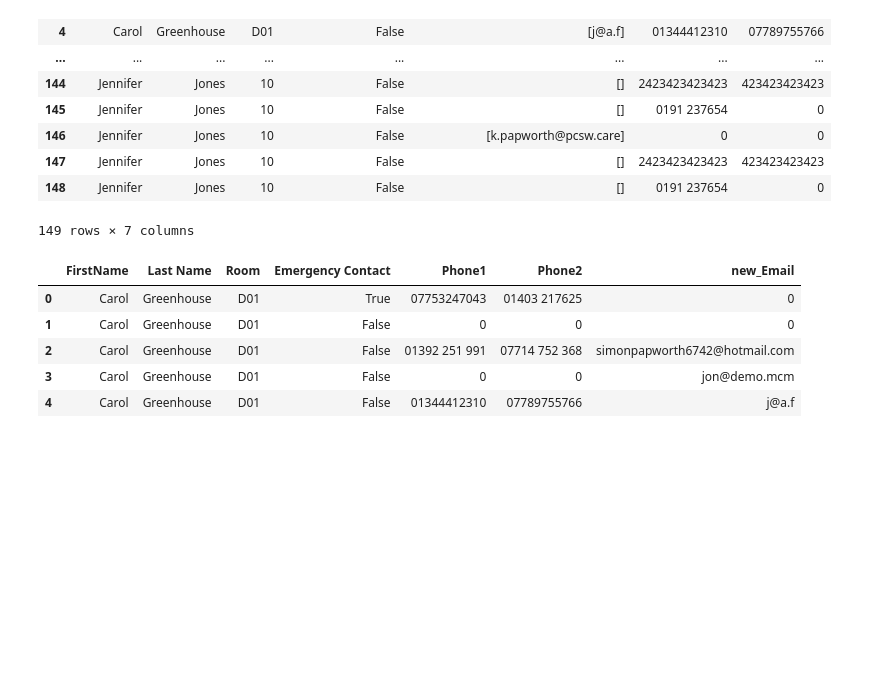
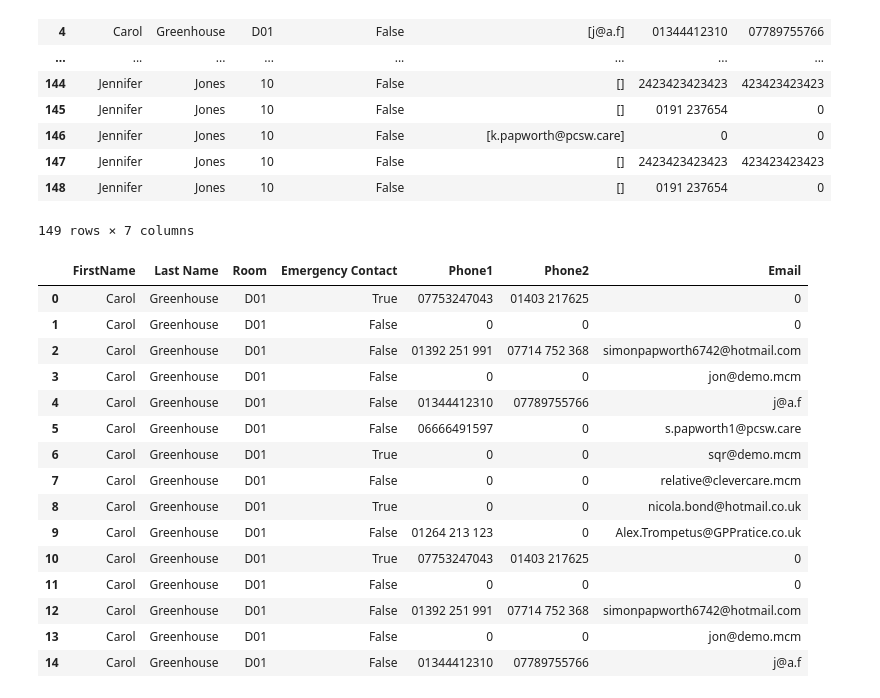
Before and after one commit to thunderbait/pcs-flex-adapter, a Jupyter notebook: Untitled1.ipynb, the cells around one changed output. Cells and saved outputs as stored; diff of their text form; code cells hidden in the pictures; blank space fills up the shorter version.

```diff
--- a/Untitled1.ipynb
+++ b/Untitled1.ipynb
@@ -140,13 +140,23 @@ def emailChecker():
 
 emailChecker()
 # %%
-flex_df['new_Email']= email_list
 del flex_df['Email']
-flex_df.head()
+flex_df['Email']= email_list
+flex_df.head(15)
 # %% [output]
-|  | FirstName | Last Name | Room | Emergency Contact | Phone1 | Phone2 | new_Email |
+|  | FirstName | Last Name | Room | Emergency Contact | Phone1 | Phone2 | Email |
 | 0 | Carol | Greenhouse | D01 | True | 07753247043 | 01403 217625 | 0 |
 | 1 | Carol | Greenhouse | D01 | False | 0 | 0 | 0 |
 | 2 | Carol | Greenhouse | D01 | False | 01392 251 991 | 07714 752 368 | simonpapworth6742@hotmail.com |
 | 3 | Carol | Greenhouse | D01 | False | 0 | 0 | jon@demo.mcm |
 | 4 | Carol | Greenhouse | D01 | False | 01344412310 | 07789755766 | j@a.f |
+| 5 | Carol | Greenhouse | D01 | False | 06666491597 | 0 | s.papworth1@pcsw.care |
+| 6 | Carol | Greenhouse | D01 | True | 0 | 0 | sqr@demo.mcm |
+| 7 | Carol | Greenhouse | D01 | False | 0 | 0 | relative@clevercare.mcm |
+| 8 | Carol | Greenhouse | D01 | True | 0 | 0 | nicola.bond@hotmail.co.uk |
+| 9 | Carol | Greenhouse | D01 | False | 01264 213 123 | 0 | Alex.Trompetus@GPPratice.co.uk |
+| 10 | Carol | Greenhouse | D01 | True | 07753247043 | 01403 217625 | 0 |
+| 11 | Carol | Greenhouse | D01 | False | 0 | 0 | 0 |
+| 12 | Carol | Greenhouse | D01 | False | 01392 251 991 | 07714 752 368 | simonpapworth6742@hotmail.com |
+| 13 | Carol | Greenhouse | D01 | False | 0 | 0 | jon@demo.mcm |
+| 14 | Carol | Greenhouse | D01 | False | 01344412310 | 07789755766 | j@a.f |
```
Also changed, not shown: parts of 4 cells of this notebook, 1 other file.
